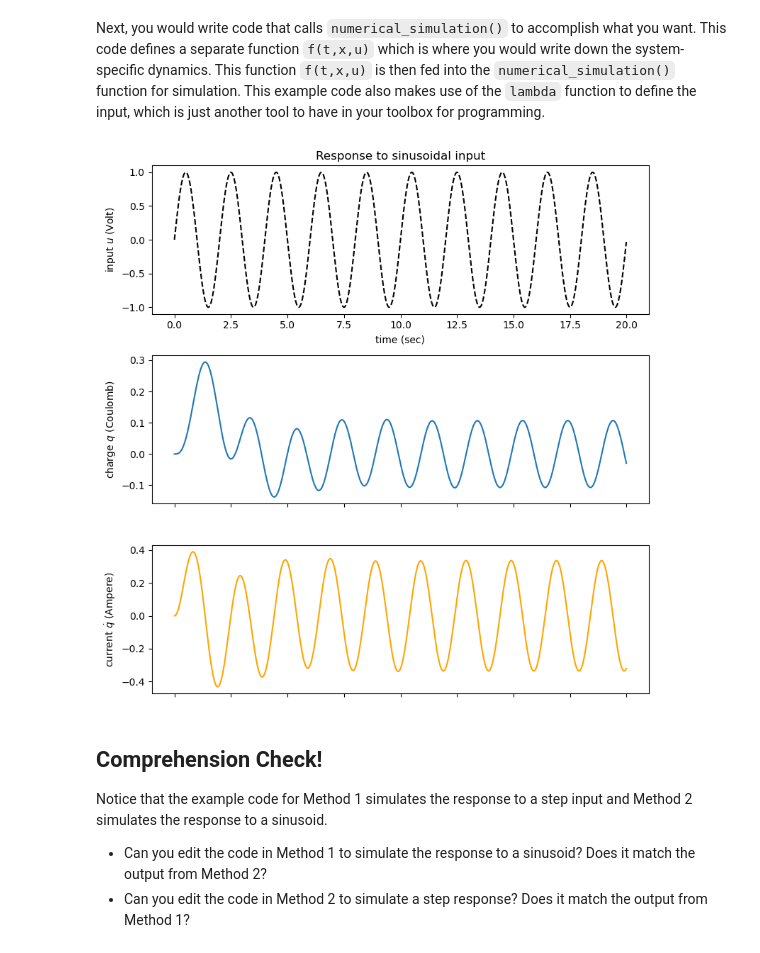
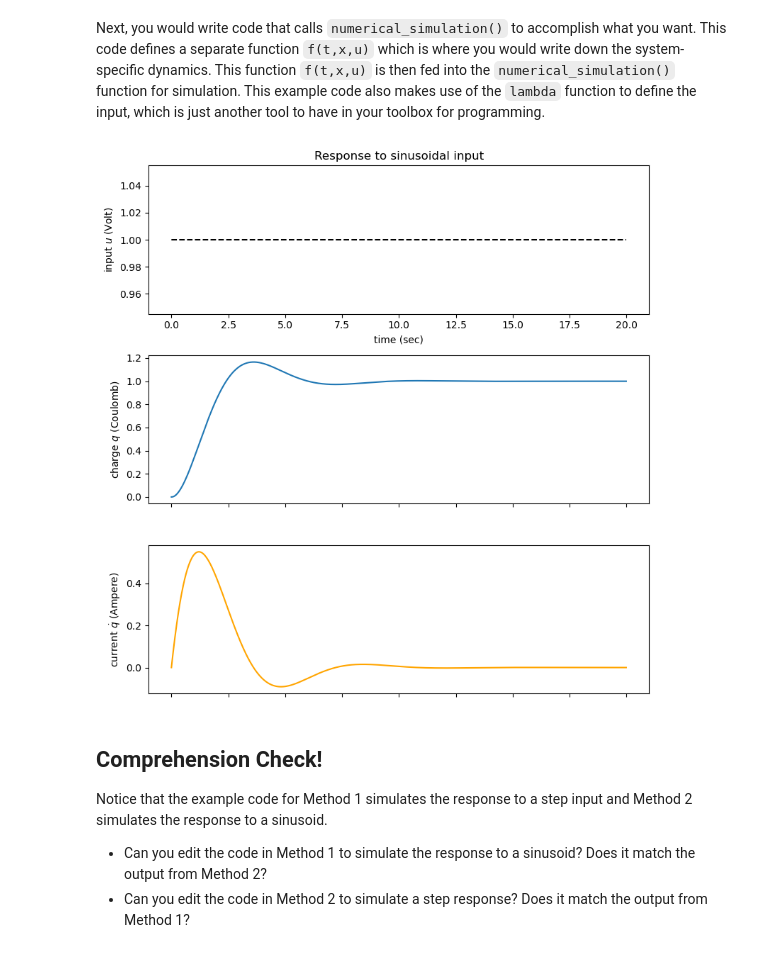
Before and after one commit to kingraham612/ee447-fa24, a Jupyter notebook: 447_tutorial_numerical_simulation.ipynb, the cells around one changed output. Cells and saved outputs as stored; diff of their text form; code cells hidden in the pictures.

```diff
--- a/447_tutorial_numerical_simulation.ipynb
+++ b/447_tutorial_numerical_simulation.ipynb
@@ -210,42 +212,44 @@ def f(t,x,u):
     return np.hstack([dq,(-R*dq - q/C + u)/L]) # this is where we declare how state x changes in time. this is dx = (q_dot, q_ddot)
 
 # This is where you define your input - here it is done as a sinusoid, but you could make it a constant different fcn whatever
-ut = lambda t : np.sin(2*np.pi*t*freq)
+# ut = lambda t : np.sin(2*np.pi*t*freq)
+ut = lambda t : 1
 # lambda is a shorthand way to define a function
+
 # -- equivalently, you could define a function for ut:
-def ut(t):
-    return np.sin(2*np.pi*t*freq)
+# def ut(t):
+#     return np.sin(2*np.pi*t*freq)
 
 # Simulate system using numerical_simulation() function that integrates the DE over time according to the function f (above)
 t_,x_ = numerical_simulation(f,t,x0,dt=dt,ut=ut)
 u_ = np.array([ut(t) for t in t_])
 # sim() returns arrays t_ and x_
 # x_[j] is the state of the system (i.e. charge and current) at time t_[j]
 
 # Plot
 fig = plt.figure(figsize=(8,8));
 
 ax = plt.subplot(311)
 ax.plot(t_,u_,'k--')
 ax.set_xlabel('time (sec)')
 ax.set_ylabel('input $u$ (Volt)')
 plt.title('Response to sinusoidal input')
 
 ax = plt.subplot(312)
 ax.plot(t_,x_[:,0],'-')
 ax.set_xticklabels([])
 ax.set_ylabel(r'charge $q$'+' (Coulomb)')
 
 ax = plt.subplot(313)
 ax.plot(t_,x_[:,1],'-',color='orange')
 ax.set_xticklabels([])
 ax.set_ylabel(r'current $\dot{q}$'+' (Ampere)')
 
 
 
 plt.tight_layout()
 # %% [output]
-[figure, old version]
+[figure, new version]
 # %% [markdown]
 ## Comprehension Check!
 Notice that the example code for Method 1 simulates the response to a step input and Method 2 simulates the response to a sinusoid.
```
Also changed, not shown: parts of 1 cell of this notebook.
